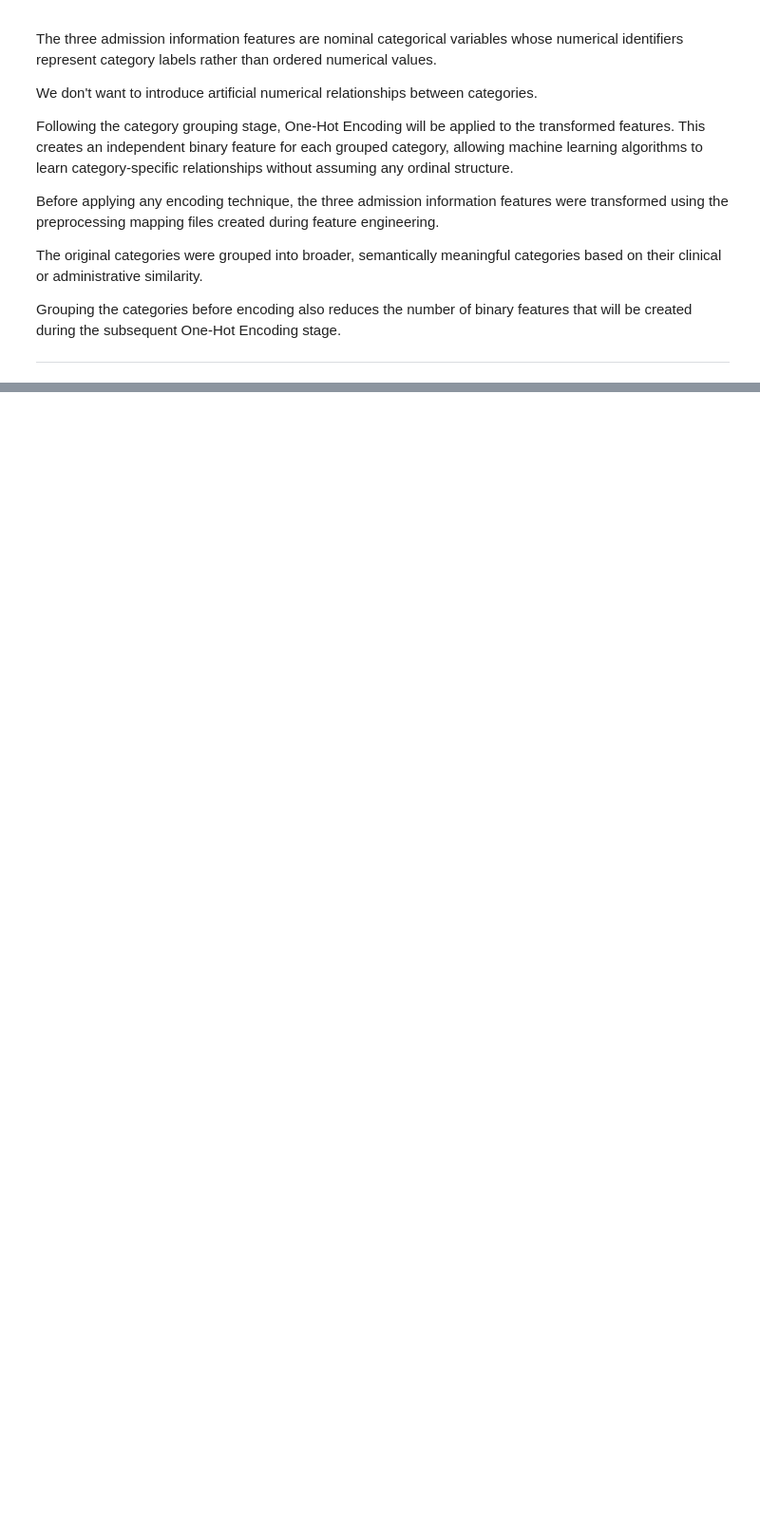
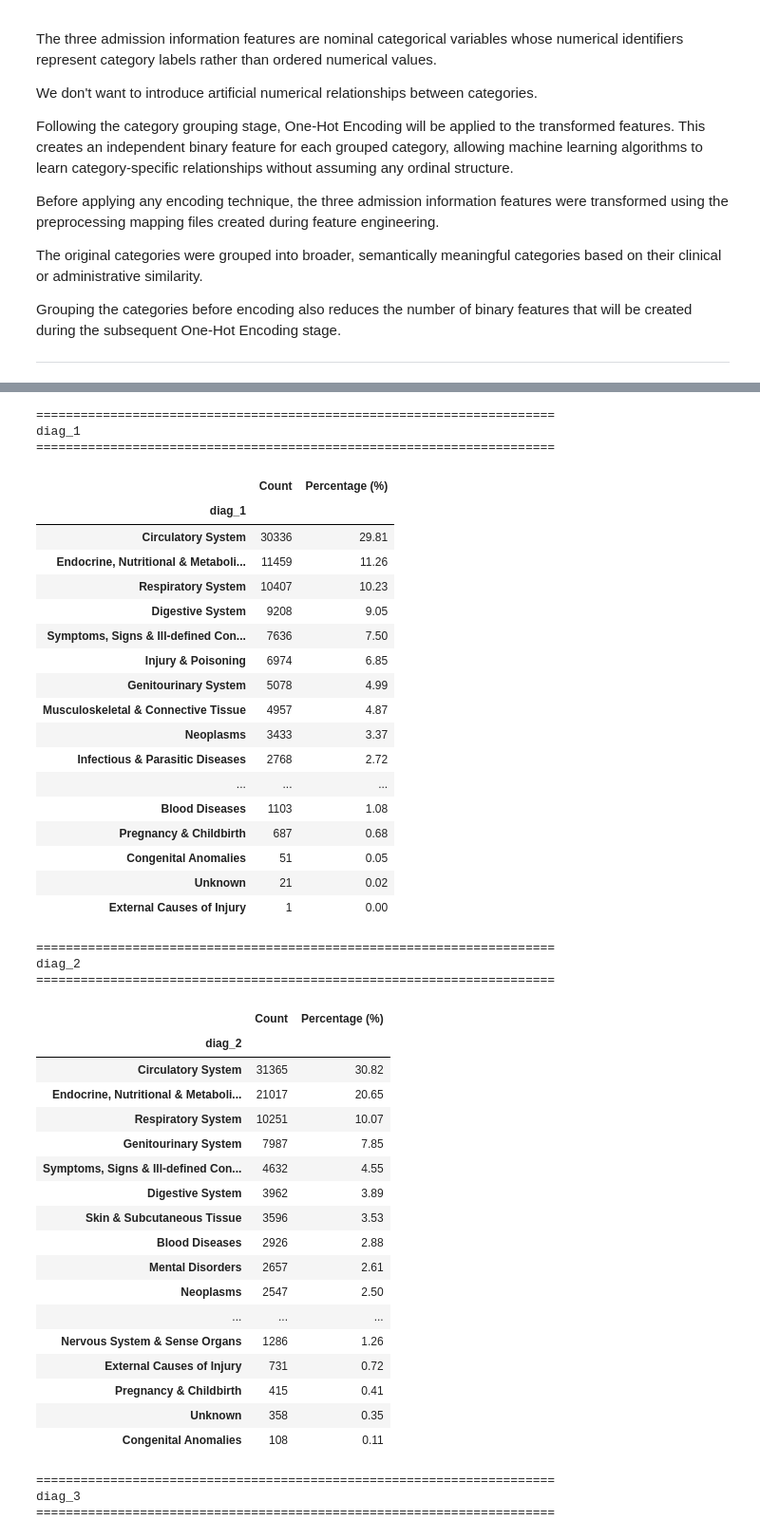
Before and after one commit to ajay-nagpal/Hospital-Readmission-Prediction, a Jupyter notebook: hospital_readmission.ipynb, the cells around one changed output, grey strips where cells are left out. Shown at 95% size. Drawn from its saved outputs; the diff is of its cells as text; code cells hidden in the pictures; blank space fills up the shorter version.

```diff
--- a/hospital_readmission.ipynb
+++ b/hospital_readmission.ipynb
@@ -1541,0 +1705,71 @@ Grouping the categories before encoding also reduces the number of binary featur
+# %%
+# =======================================
+# Diagnosis Category Distribution
+# =======================================
+
+for feature in [
+    "diag_1",
+    "diag_2",
+    "diag_3"
+
+]:
+
+    print("=" * 70)
+    print(feature)
+    print("=" * 70)
+
+    display(
+        pd.DataFrame({
+            "Count": df[feature].value_counts(),
+            "Percentage (%)": (
+                df[feature].value_counts(normalize=True) * 100
+            ).round(2)
+        })
+    )
+    print()
+# %% [output]
+======================================================================
+diag_1
+======================================================================
+|  | Count | Percentage (%) |
+| diag_1 |  |  |
+| Circulatory System | 30336 | 29.81 |
+| Endocrine, Nutritional & Metaboli... | 11459 | 11.26 |
+| Respiratory System | 10407 | 10.23 |
+| Digestive System | 9208 | 9.05 |
+| Symptoms, Signs & Ill-defined Con... | 7636 | 7.50 |
+| Injury & Poisoning | 6974 | 6.85 |
+| Genitourinary System | 5078 | 4.99 |
+| Musculoskeletal & Connective Tissue | 4957 | 4.87 |
+| Neoplasms | 3433 | 3.37 |
+| Infectious & Parasitic Diseases | 2768 | 2.72 |
+| ... | ... | ... |
+| Blood Diseases | 1103 | 1.08 |
+| Pregnancy & Childbirth | 687 | 0.68 |
+| Congenital Anomalies | 51 | 0.05 |
+| Unknown | 21 | 0.02 |
+| External Causes of Injury | 1 | 0.00 |
+======================================================================
+diag_2
+======================================================================
+|  | Count | Percentage (%) |
+| diag_2 |  |  |
+| Circulatory System | 31365 | 30.82 |
+| Endocrine, Nutritional & Metaboli... | 21017 | 20.65 |
+| Respiratory System | 10251 | 10.07 |
+| Genitourinary System | 7987 | 7.85 |
+| Symptoms, Signs & Ill-defined Con... | 4632 | 4.55 |
+| Digestive System | 3962 | 3.89 |
+| Skin & Subcutaneous Tissue | 3596 | 3.53 |
+| Blood Diseases | 2926 | 2.88 |
+| Mental Disorders | 2657 | 2.61 |
+| Neoplasms | 2547 | 2.50 |
+| ... | ... | ... |
+| Nervous System & Sense Organs | 1286 | 1.26 |
+| External Causes of Injury | 731 | 0.72 |
+| Pregnancy & Childbirth | 415 | 0.41 |
+| Unknown | 358 | 0.35 |
+| Congenital Anomalies | 108 | 0.11 |
+======================================================================
+diag_3
+======================================================================
```
Also changed, not shown: parts of 34 cells of this notebook.
